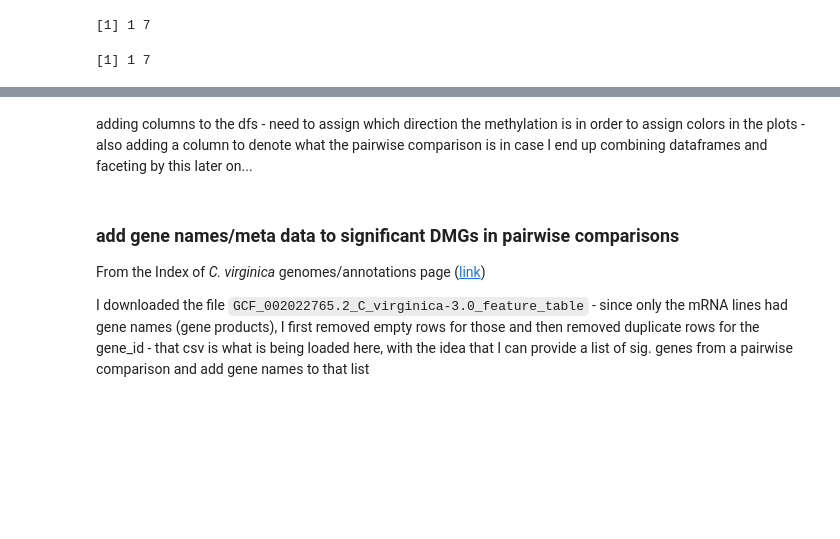
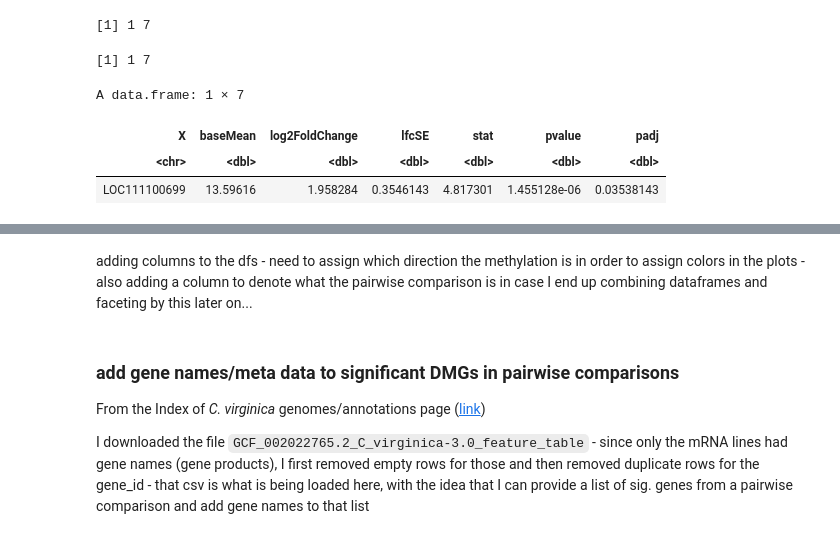
Before and after one commit to jgmcdonough/CE18_methylRAD_analysis, a Jupyter notebook: analysis/DMGs_analysis/HC_genes_2.0.ipynb, the cells around one changed output, grey strips where cells are left out. Drawn from its saved outputs; the diff is of its cells as text; code cells hidden in the pictures; blank space fills up the shorter version.

```diff
--- a/analysis/DMGs_analysis/HC_genes_2.0.ipynb
+++ b/analysis/DMGs_analysis/HC_genes_2.0.ipynb
@@ -20,24 +20,24 @@ library(httr)
 # importing csv files
 
 #1 control control vs. hypoxic control
-CC_HC <- read.csv('/project/pi_sarah_gignouxwolfsohn_uml_edu/julia/CE_MethylRAD_analysis_2018/analysis/deseq_res_files/geneFeatures_res/CC_vs_HC.csv')
+CC_HC <- read.csv('/project/pi_sarah_gignouxwolfsohn_uml_edu/julia/CE_MethylRAD_analysis_2018/analysis/deseq_res_files/CC_vs_HC.csv')
 
 #2 control hypoxic vs. hypoxic control
-CH_HC <- read.csv('/project/pi_sarah_gignouxwolfsohn_uml_edu/julia/CE_MethylRAD_analysis_2018/analysis/deseq_res_files/geneFeatures_res/CH_vs_HC.csv')
+CH_HC <- read.csv('/project/pi_sarah_gignouxwolfsohn_uml_edu/julia/CE_MethylRAD_analysis_2018/analysis/deseq_res_files/CH_vs_HC.csv')
 
 #3 hypoxic hypoxic vs. hypoxic control
-HH_HC <- read.csv('/project/pi_sarah_gignouxwolfsohn_uml_edu/julia/CE_MethylRAD_analysis_2018/analysis/deseq_res_files/geneFeatures_res/HH_vs_HC.csv')
+HH_HC <- read.csv('/project/pi_sarah_gignouxwolfsohn_uml_edu/julia/CE_MethylRAD_analysis_2018/analysis/deseq_res_files/HH_vs_HC.csv')
 
 #######################################
 
 #4 hypoxic hypoxic vs. control hypoxic
-HH_CH <- read.csv('/project/pi_sarah_gignouxwolfsohn_uml_edu/julia/CE_MethylRAD_analysis_2018/analysis/deseq_res_files/geneFeatures_res/HH_vs_CH.csv')
+HH_CH <- read.csv('/project/pi_sarah_gignouxwolfsohn_uml_edu/julia/CE_MethylRAD_analysis_2018/analysis/deseq_res_files/HH_vs_CH.csv')
 
 #5 hypoxic hypoxic vs. control control
-HH_CC <- read.csv('/project/pi_sarah_gignouxwolfsohn_uml_edu/julia/CE_MethylRAD_analysis_2018/analysis/deseq_res_files/geneFeatures_res/CC_vs_HH.csv')
+HH_CC <- read.csv('/project/pi_sarah_gignouxwolfsohn_uml_edu/julia/CE_MethylRAD_analysis_2018/analysis/deseq_res_files/CC_vs_HH.csv')
 
 #6 control control vs. control hypoxic
-CC_CH <- read.csv('/project/pi_sarah_gignouxwolfsohn_uml_edu/julia/CE_MethylRAD_analysis_2018/analysis/deseq_res_files/geneFeatures_res/CC_vs_CH.csv')
+CC_CH <- read.csv('/project/pi_sarah_gignouxwolfsohn_uml_edu/julia/CE_MethylRAD_analysis_2018/analysis/deseq_res_files/CC_vs_CH.csv')
 # %% [markdown]
 pulling out significant DMGs for the three pairwise comparisons with HC (adjusted p-value < 0.05)
 # %%
@@ -76,3 +76,10 @@ dim(sig_CC_CH) # 1 total sig DMGs
 [1] 0 7
 [1] 1 7
 [1] 1 7
+# %%
+sig_CC_CH
+# %% [output]
+A data.frame: 1 × 7
+| X | baseMean | log2FoldChange | lfcSE | stat | pvalue | padj |
+| <chr> | <dbl> | <dbl> | <dbl> | <dbl> | <dbl> | <dbl> |
+| LOC111100699 | 13.59616 | 1.958284 | 0.3546143 | 4.817301 | 1.455128e-06 | 0.03538143 |
```
Also changed, not shown: parts of 1 cell of this notebook, 2 other files.
